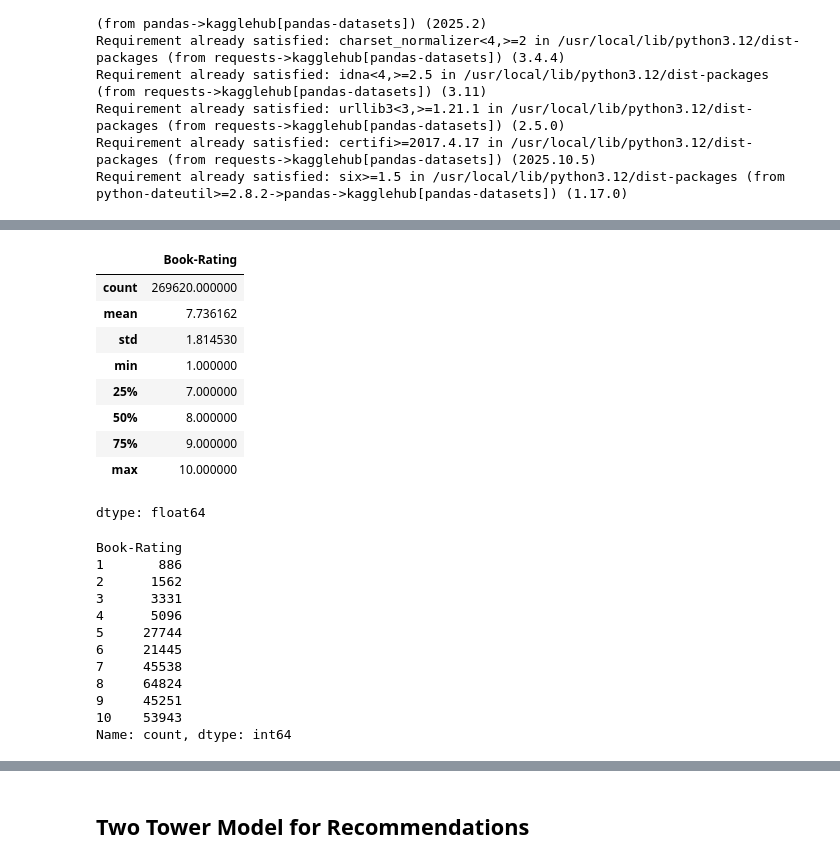
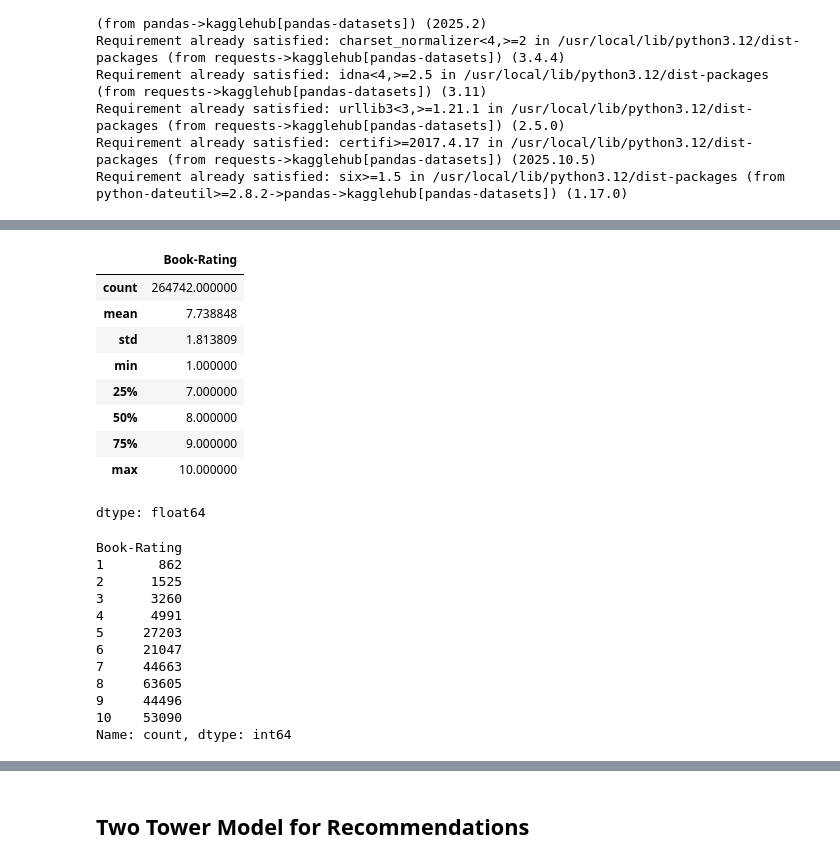
Before and after one commit to Pmcslarrow/booky, a Jupyter notebook: good_reads_two_towers.ipynb, the cells around one changed output, grey strips where cells are left out. Drawn from its saved outputs; the diff is of its cells as text; code cells hidden in the pictures.

```diff
--- a/good_reads_two_towers.ipynb
+++ b/good_reads_two_towers.ipynb
@@ -63,17 +62,19 @@ Using Colab cache for faster access to the 'book-recommendation-dataset' dataset
 # %%
 df_ratings_books = pd.merge(ratings_df, books_df, on="ISBN", how='inner')
 df = pd.merge(df_ratings_books, users_df, on='User-ID')
 df['User-ID'] = df['User-ID'].astype(str)
 df['Year-Of-Publication'] = pd.to_numeric(df['Year-Of-Publication'], errors='coerce')
 df = df.dropna(subset=['Year-Of-Publication'])
 df = df.dropna(subset=['Age'])
 df = df[df['Book-Rating'] > 0]
+df = df[df['Age'] <= 100]
+df = df[df['Year-Of-Publication'] > 0]
 df['Book-Rating'].describe()
 # %% [output]
 |  | Book-Rating |
-| count | 269620.000000 |
-| mean | 7.736162 |
-| std | 1.814530 |
+| count | 264742.000000 |
+| mean | 7.738848 |
+| std | 1.813809 |
 | min | 1.000000 |
 | 25% | 7.000000 |
 | 50% | 8.000000 |
@@ -84,14 +85,14 @@ dtype: float64
 print(df['Book-Rating'].value_counts().sort_index())
 # %% [output]
 Book-Rating
-1       886
-2      1562
-3      3331
-4      5096
-5     27744
-6     21445
-7     45538
-8     64824
-9     45251
-10    53943
+1       862
+2      1525
+3      3260
+4      4991
+5     27203
+6     21047
+7     44663
+8     63605
+9     44496
+10    53090
 Name: count, dtype: int64
```
Also changed, not shown: parts of 12 cells of this notebook.
